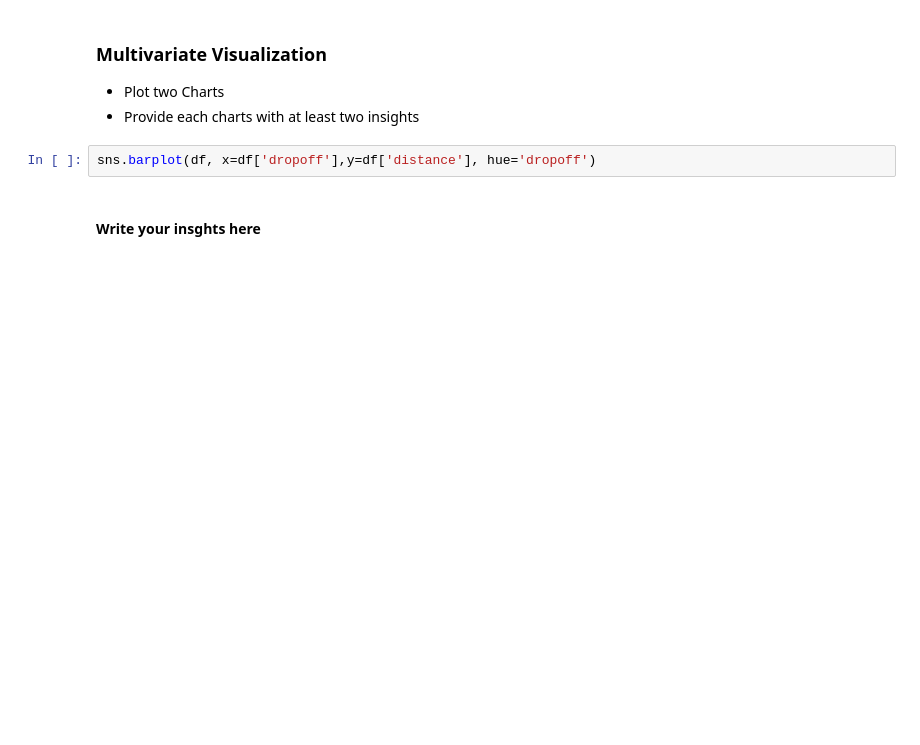
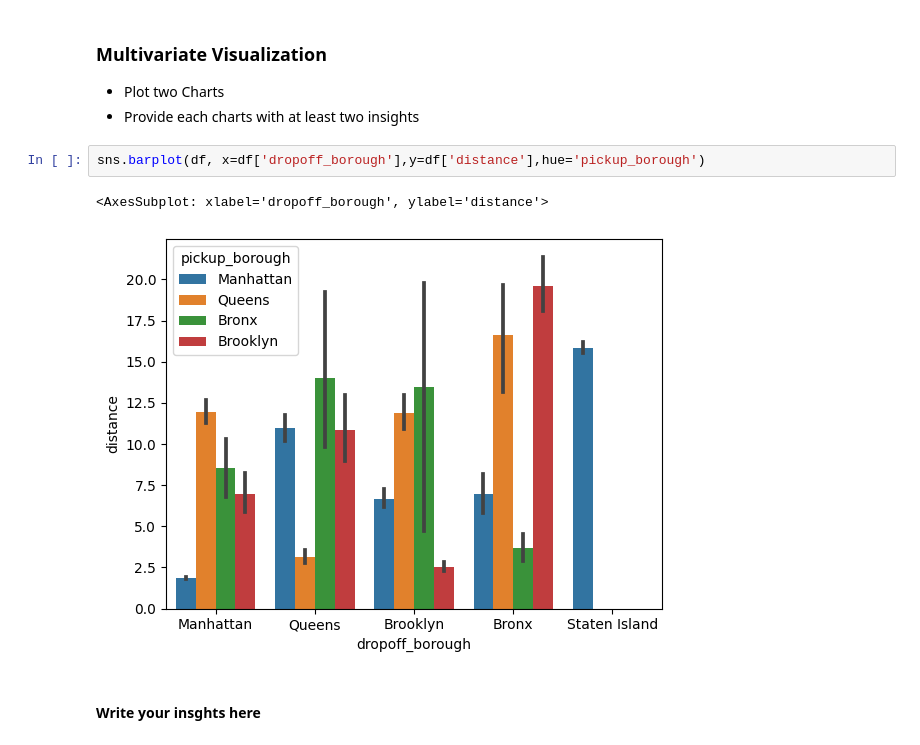
Before and after one commit to Tuwaiq-Data-Science-Bootcamp-V2/EDA-Lab1, a Jupyter notebook: EDA_Assignment .ipynb, the cells around one changed output. Saved outputs shown, nothing was run; the diff lists cells and outputs as text; blank space fills up the shorter version.

```diff
--- a/EDA_Assignment .ipynb
+++ b/EDA_Assignment .ipynb
@@ -114,6 +114,9 @@ plt.show()
 * Plot two Charts
 * Provide each charts with at least two insights
 # %%
-sns.barplot(df, x=df['dropoff'],y=df['distance'], hue='dropoff')
+sns.barplot(df, x=df['dropoff_borough'],y=df['distance'],hue='pickup_borough')
+# %% [output]
+<AxesSubplot: xlabel='dropoff_borough', ylabel='distance'>
+[figure, added]
 # %% [markdown]
 #### Write your insghts here
```
Also changed, not shown: parts of 2 cells of this notebook.
